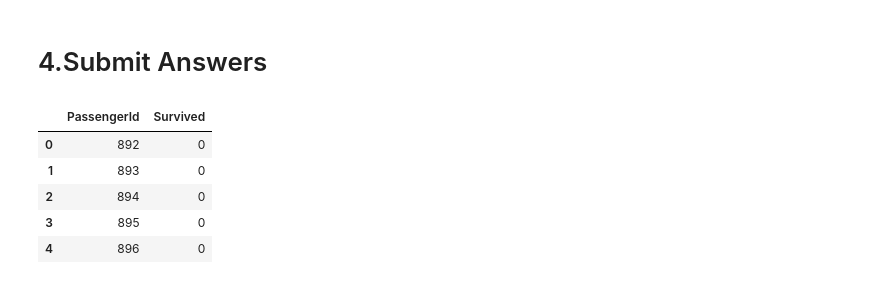
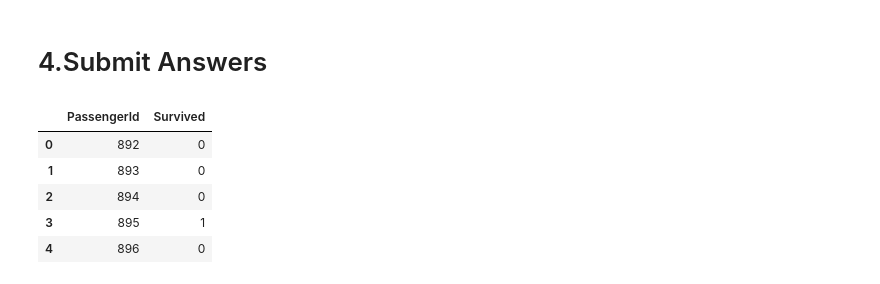
Before and after one commit to Sadeqsoli/ClassicTitanic, a Jupyter notebook: classic-titanic.ipynb, the cells around one changed output. Saved outputs shown, nothing was run; the diff lists cells and outputs as text; code cells hidden in the pictures.

Commit message:
Kaggle Notebook | Classic_Titanic | Version 16 | KNN

```diff
--- a/classic-titanic.ipynb
+++ b/classic-titanic.ipynb
@@ -737,0 +742,6 @@ sns.heatmap(numeric_columns.corr(),linewidths=0.1,vmax=1.0,
+# %%
+knn = KNeighborsClassifier(n_neighbors = 3)
+knn.fit(newTrain, survived_train)
+predictions = knn.predict(newTest)
+acc_knn = round(knn.score(newTrain, survived_train) * 100, 2)
+acc_knn
@@ -740,7 +752,7 @@ sns.heatmap(numeric_columns.corr(),linewidths=0.1,vmax=1.0,
 # %%
-# Support Vector Machines
-svc = SVC()
-svc.fit(newTrain, survived_train)
-predictions = svc.predict(newTest)
-acc_svc = round(svc.score(newTrain, survived_train) * 100, 2)
-acc_svc
+# # Support Vector Machines
+# svc = SVC()
+# svc.fit(newTrain, survived_train)
+# predictions = svc.predict(newTest)
+# acc_svc = round(svc.score(newTrain, survived_train) * 100, 2)
+# acc_svc
@@ -784,15 +794,15 @@ acc_svc
 # %%
 df_predictions = pd.DataFrame()
 df_predictions['PassengerId'] = pd.Series(testPassengerIds.T.values)
 df_predictions['Survived'] = pd.Series(predictions)
-df_predictions.to_csv("11th_ClassicTitanic_Attempt.csv", sep=',', index=False)
+df_predictions.to_csv("12th_ClassicTitanic_Attempt.csv", sep=',', index=False)
 df_predictions.head(5)
 # %% [output]
 |  | PassengerId | Survived |
 | 0 | 892 | 0 |
 | 1 | 893 | 0 |
 | 2 | 894 | 0 |
-| 3 | 895 | 0 |
+| 3 | 895 | 1 |
 | 4 | 896 | 0 |
 # %%
 # import pandas as pd
```
Also changed, not shown: parts of 8 cells of this notebook.
